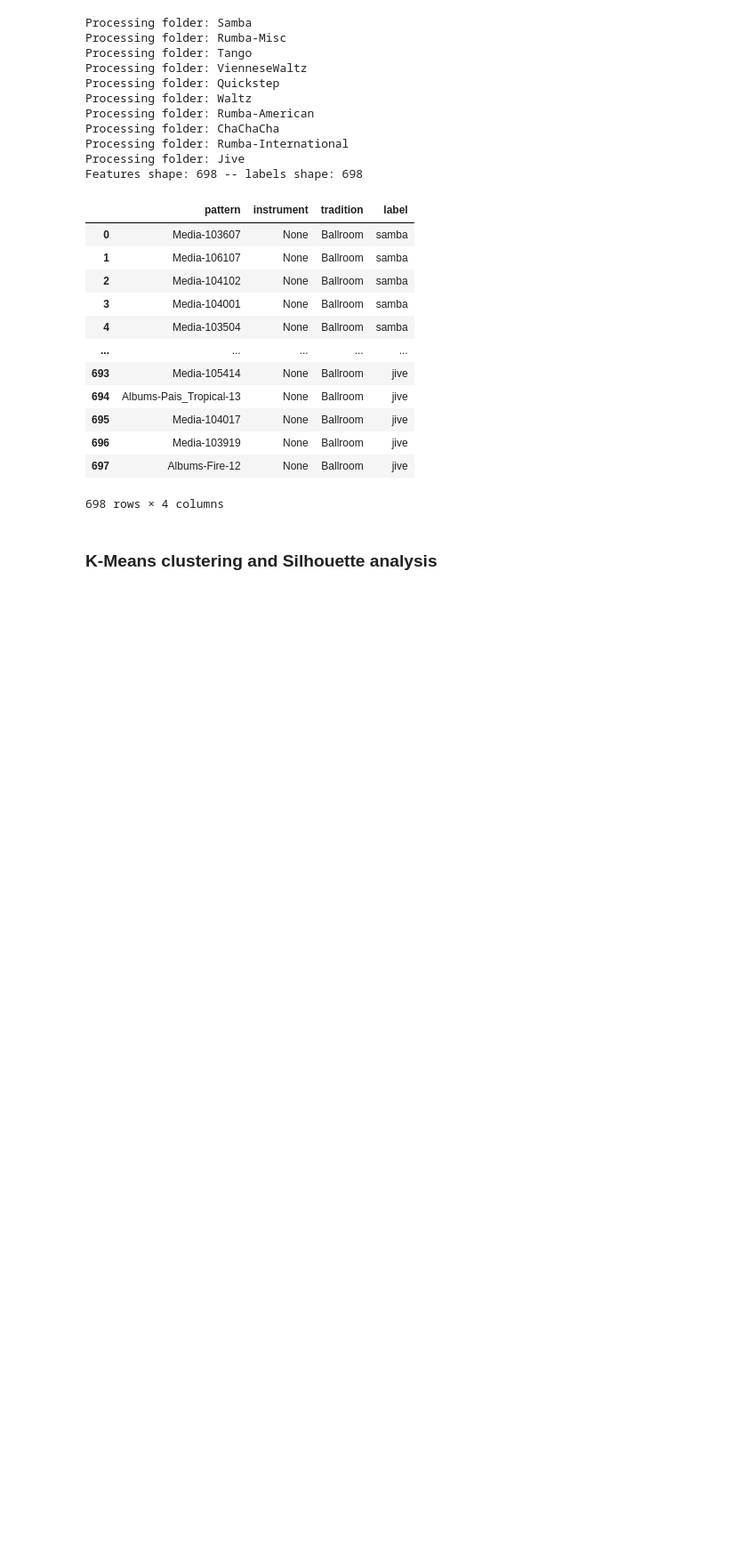
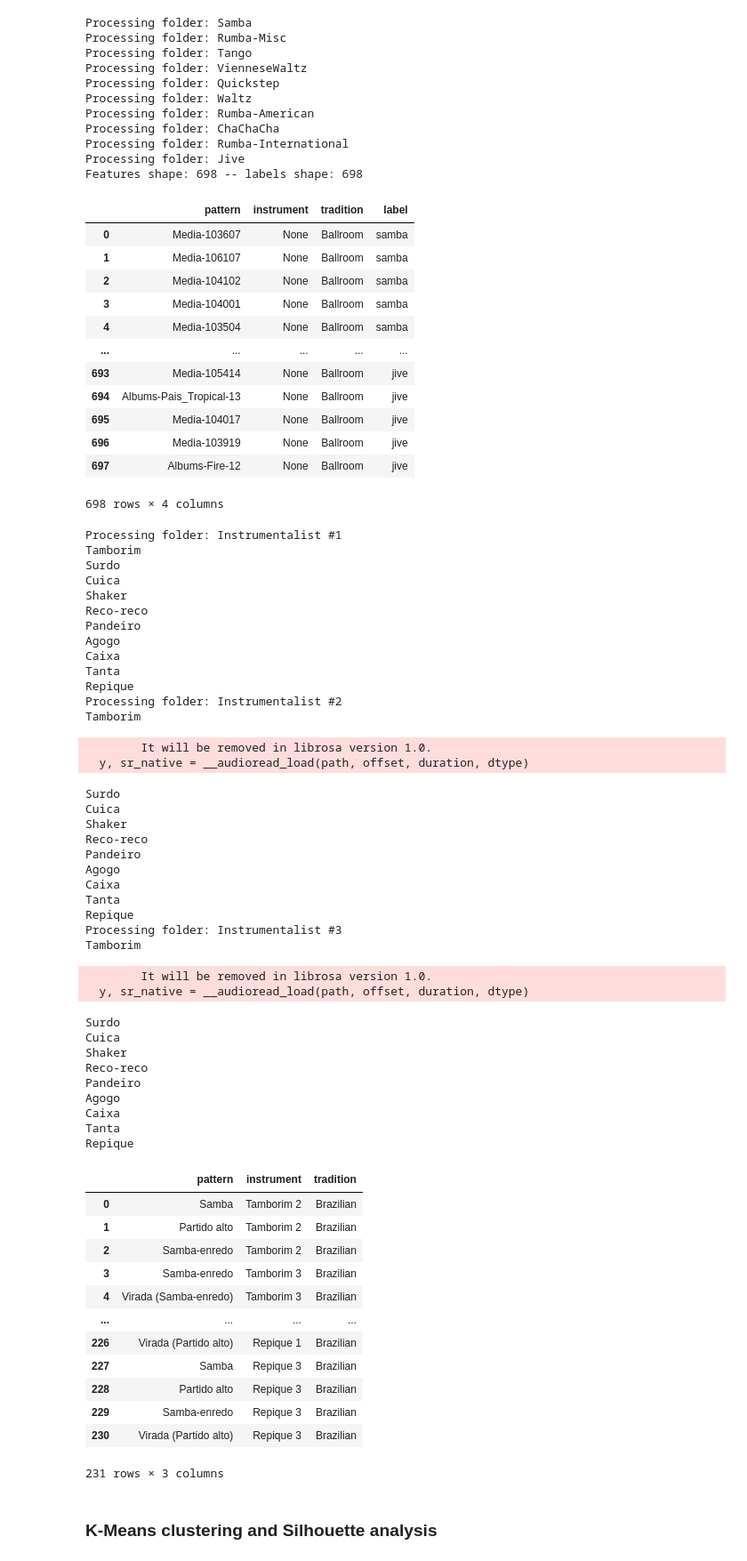
Before and after one commit to Masetto96/rhythmic-pattern-analysis, a Jupyter notebook: demo_notebooks/clustering_demo.ipynb, the cells around one changed output. Shown at 89% size. Saved outputs shown, nothing was run; the diff lists cells and outputs as text; code cells hidden in the pictures; blank space fills up the shorter version.

```diff
--- a/demo_notebooks/clustering_demo.ipynb
+++ b/demo_notebooks/clustering_demo.ipynb
@@ -382,4 +325,58 @@ Features shape: 698 -- labels shape: 698
 | 696 | Media-103919 | None | Ballroom | jive |
 | 697 | Albums-Fire-12 | None | Ballroom | jive |
 698 rows × 4 columns
+# %%
+features_brid, labels_brid, hover_data_brid = load_brid_dataset(multi_channel_stm=False, stm_params=stm_params)
+hover_data_brid
+# %% [output]
+Processing folder: Instrumentalist #1
+Tamborim
+Surdo
+Cuica
+Shaker
+Reco-reco
+Pandeiro
+Agogo
+Caixa
+Tanta
+Repique
+Processing folder: Instrumentalist #2
+Tamborim
+        It will be removed in librosa version 1.0.
+  y, sr_native = __audioread_load(path, offset, duration, dtype)
+Surdo
+Cuica
+Shaker
+Reco-reco
+Pandeiro
+Agogo
+Caixa
+Tanta
+Repique
+Processing folder: Instrumentalist #3
+Tamborim
+        It will be removed in librosa version 1.0.
+  y, sr_native = __audioread_load(path, offset, duration, dtype)
+Surdo
+Cuica
+Shaker
+Reco-reco
+Pandeiro
+Agogo
+Caixa
+Tanta
+Repique
+|  | pattern | instrument | tradition |
+| 0 | Samba | Tamborim 2 | Brazilian |
+| 1 | Partido alto | Tamborim 2 | Brazilian |
+| 2 | Samba-enredo | Tamborim 2 | Brazilian |
+| 3 | Samba-enredo | Tamborim 3 | Brazilian |
+| 4 | Virada (Samba-enredo) | Tamborim 3 | Brazilian |
+| ... | ... | ... | ... |
+| 226 | Virada (Partido alto) | Repique 1 | Brazilian |
+| 227 | Samba | Repique 3 | Brazilian |
+| 228 | Partido alto | Repique 3 | Brazilian |
+| 229 | Samba-enredo | Repique 3 | Brazilian |
+| 230 | Virada (Partido alto) | Repique 3 | Brazilian |
+231 rows × 3 columns
 # %%
```
Also changed, not shown: parts of 11 cells of this notebook, 13 other files.
